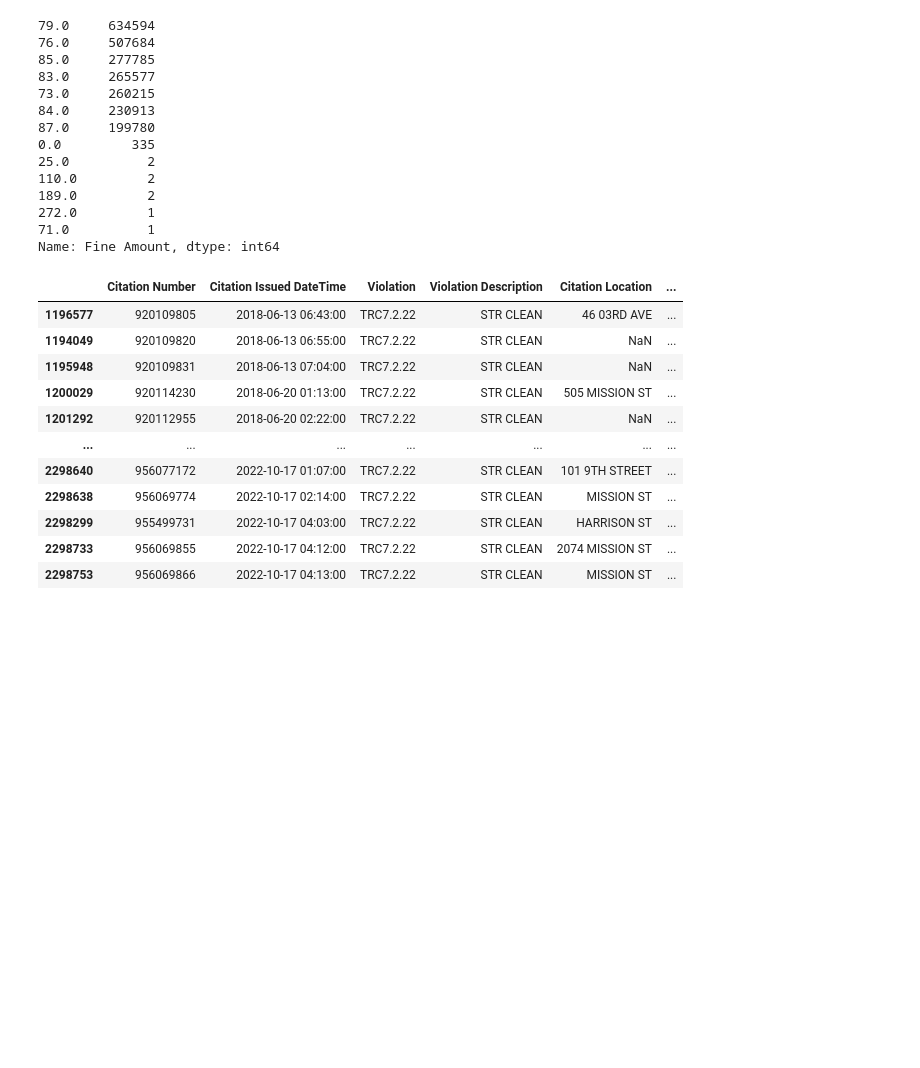
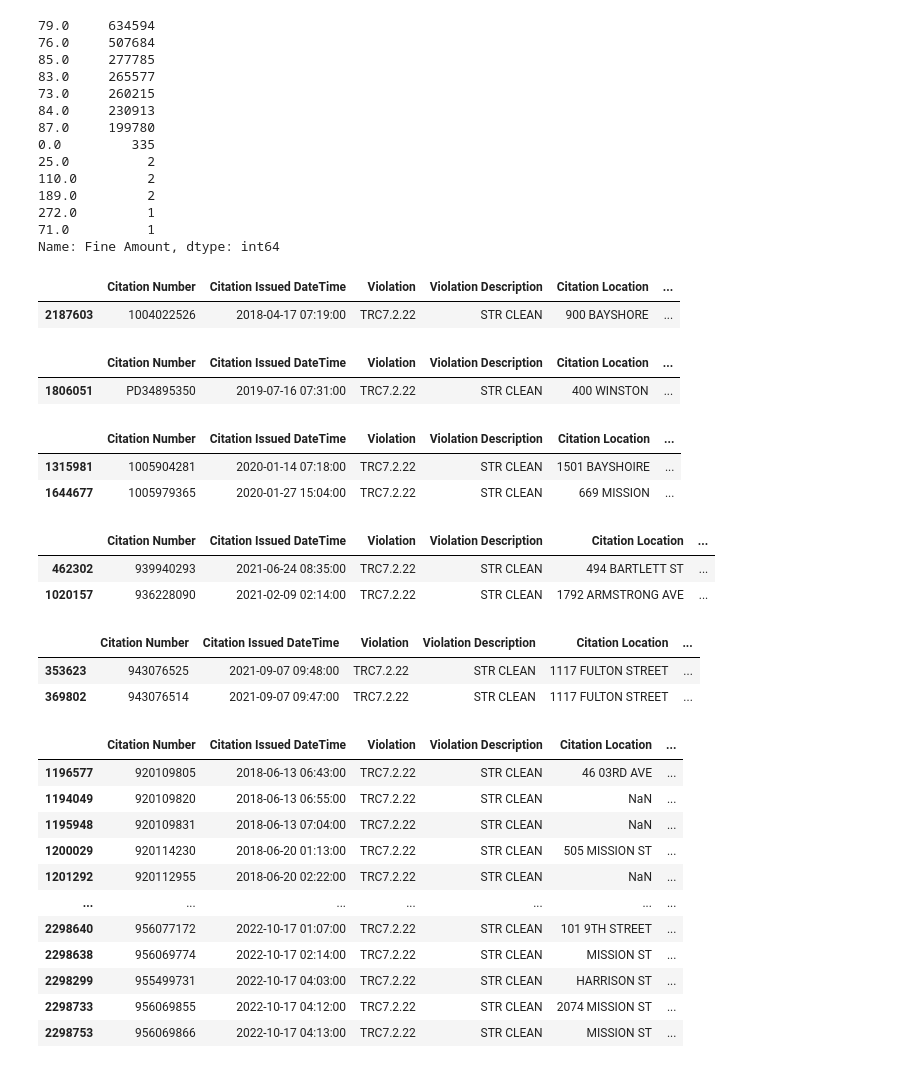
Before and after one commit to jiyuntsai/sf-parking-citation, a Jupyter notebook: st-cleaning-5yr.ipynb, the cells around one changed output. Saved outputs shown, nothing was run; the diff lists cells and outputs as text; code cells hidden in the pictures; blank space fills up the shorter version.

Commit message:
Breakdown unusual fine fee

```diff
--- a/st-cleaning-5yr.ipynb
+++ b/st-cleaning-5yr.ipynb
@@ -187,6 +187,35 @@ st_cleaning_5yr['Fine Amount'].value_counts()
 272.0         1
 71.0          1
 Name: Fine Amount, dtype: int64
+# %%
+# See each 'unusual' amount of fee
+st_cleaning_5yr[st_cleaning_5yr['Fine Amount'] == 71.0]
+# %% [output]
+|  | Citation Number | Citation Issued DateTime | Violation | Violation Description | Citation Location | ... |
+| 2187603 | 1004022526 | 2018-04-17 07:19:00 | TRC7.2.22 | STR CLEAN | 900 BAYSHORE | ... |
+# %%
+st_cleaning_5yr[st_cleaning_5yr['Fine Amount'] == 272.0]
+# %% [output]
+|  | Citation Number | Citation Issued DateTime | Violation | Violation Description | Citation Location | ... |
+| 1806051 | PD34895350 | 2019-07-16 07:31:00 | TRC7.2.22 | STR CLEAN | 400 WINSTON | ... |
+# %%
+st_cleaning_5yr[st_cleaning_5yr['Fine Amount'] == 189.0]
+# %% [output]
+|  | Citation Number | Citation Issued DateTime | Violation | Violation Description | Citation Location | ... |
+| 1315981 | 1005904281 | 2020-01-14 07:18:00 | TRC7.2.22 | STR CLEAN | 1501 BAYSHOIRE | ... |
+| 1644677 | 1005979365 | 2020-01-27 15:04:00 | TRC7.2.22 | STR CLEAN | 669 MISSION | ... |
+# %%
+st_cleaning_5yr[st_cleaning_5yr['Fine Amount'] == 110.0]
+# %% [output]
+|  | Citation Number | Citation Issued DateTime | Violation | Violation Description | Citation Location | ... |
+| 462302 | 939940293 | 2021-06-24 08:35:00 | TRC7.2.22 | STR CLEAN | 494 BARTLETT ST | ... |
+| 1020157 | 936228090 | 2021-02-09 02:14:00 | TRC7.2.22 | STR CLEAN | 1792 ARMSTRONG AVE | ... |
+# %%
+st_cleaning_5yr[st_cleaning_5yr['Fine Amount'] == 25.0]
+# %% [output]
+|  | Citation Number | Citation Issued DateTime | Violation | Violation Description | Citation Location | ... |
+| 353623 | 943076525 | 2021-09-07 09:48:00 | TRC7.2.22 | STR CLEAN | 1117 FULTON STREET | ... |
+| 369802 | 943076514 | 2021-09-07 09:47:00 | TRC7.2.22 | STR CLEAN | 1117 FULTON STREET | ... |
 # %%
 st_cleaning_5yr[st_cleaning_5yr['Fine Amount'] == 0.0].sort_values(['Citation Issued DateTime'])
 # %% [output]
```
Also changed, not shown: parts of 7 cells of this notebook.
